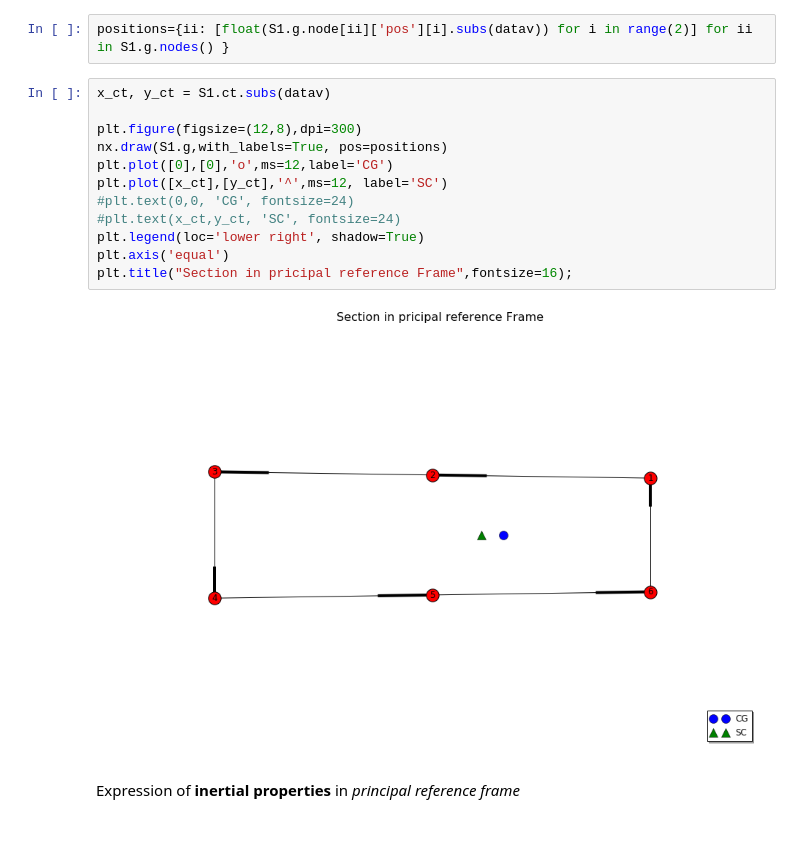
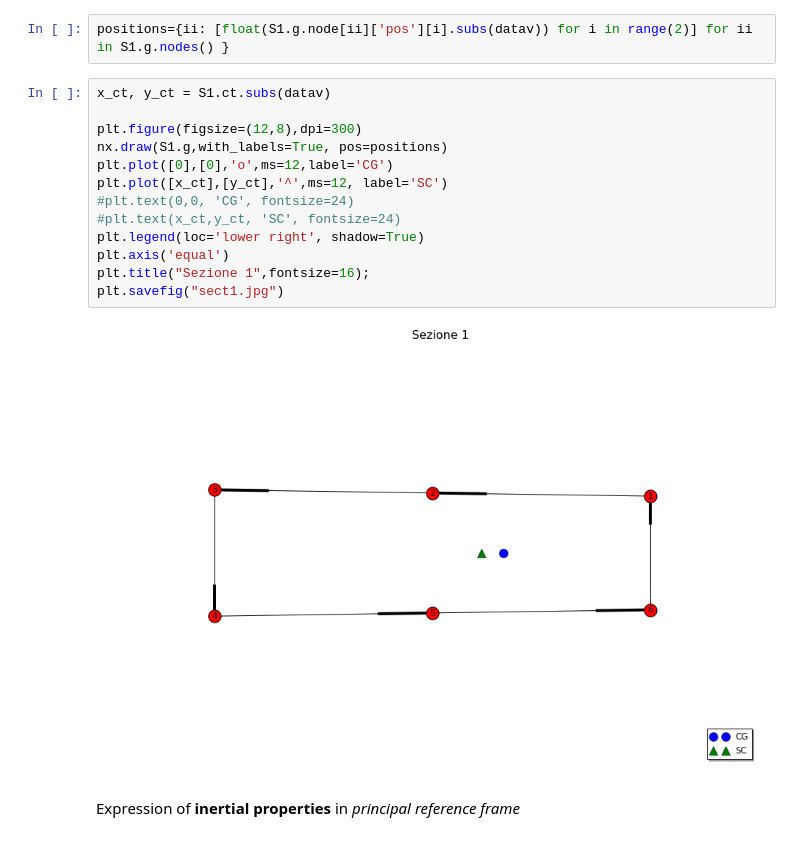
Before and after one commit to Ccaccia73/semimonocoque, a Jupyter notebook: 10_Stab_SF260.ipynb, the cells around one changed output. Cells and saved outputs as stored; diff of their text form.

```diff
--- a/10_Stab_SF260.ipynb
+++ b/10_Stab_SF260.ipynb
@@ -137,17 +137,18 @@ positions={ii: [float(S1.g.node[ii]['pos'][i].subs(datav)) for i in range(2)] fo
 # %%
 x_ct, y_ct = S1.ct.subs(datav)
 
 plt.figure(figsize=(12,8),dpi=300)
 nx.draw(S1.g,with_labels=True, pos=positions)
 plt.plot([0],[0],'o',ms=12,label='CG')
 plt.plot([x_ct],[y_ct],'^',ms=12, label='SC')
 #plt.text(0,0, 'CG', fontsize=24)
 #plt.text(x_ct,y_ct, 'SC', fontsize=24)
 plt.legend(loc='lower right', shadow=True)
 plt.axis('equal')
-plt.title("Section in pricipal reference Frame",fontsize=16);
+plt.title("Sezione 1",fontsize=16);
+plt.savefig("sect1.jpg")
 # %% [output]
-[figure, old version]
+[figure, new version]
 # %% [markdown]
 Expression of **inertial properties** in *principal reference frame*
 # %%
```
Also changed, not shown: parts of 20 cells of this notebook, 5 other files.
